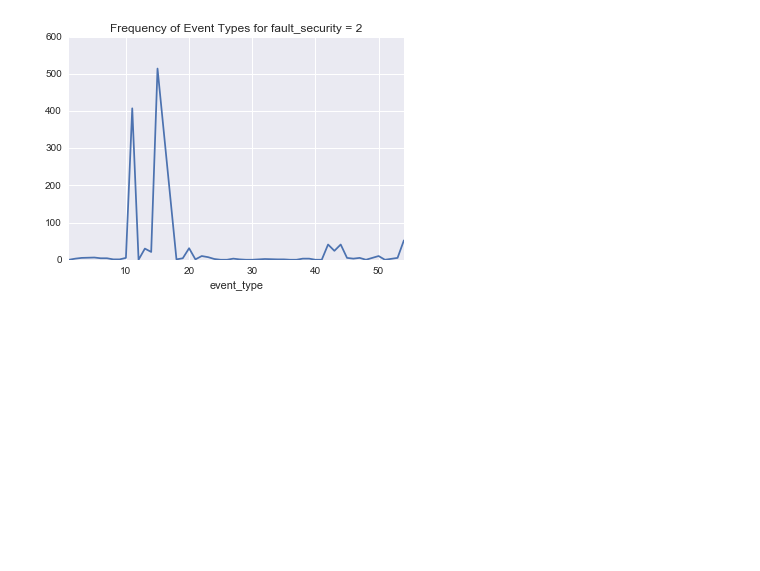
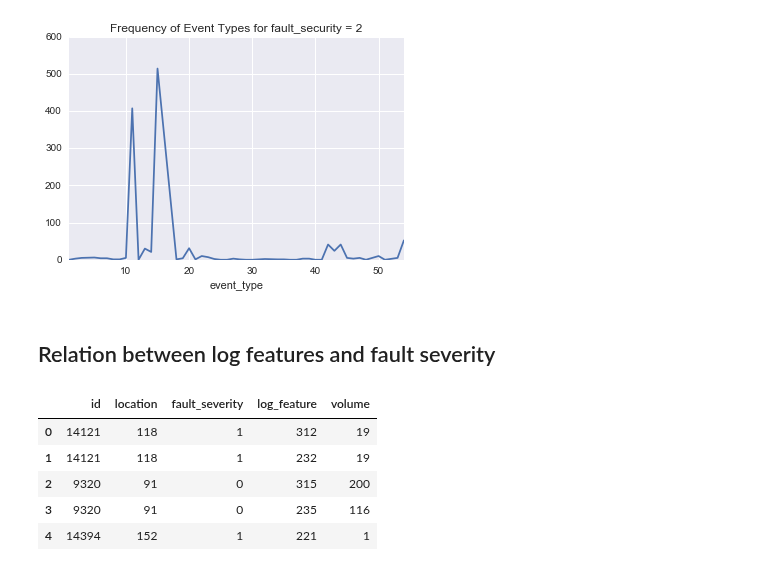
Before and after one commit to numb3r33/Applied-Data-Analysis, a Jupyter notebook: Telestra Network Disruptions/notebooks/Telestra-Understanding-Data.ipynb, the cells around one changed output. Cells and saved outputs as stored; diff of their text form; code cells hidden in the pictures; blank space fills up the shorter version.

```diff
--- a/Telestra Network Disruptions/notebooks/Telestra-Understanding-Data.ipynb
+++ b/Telestra Network Disruptions/notebooks/Telestra-Understanding-Data.ipynb
@@ -325,3 +319,14 @@ c.ix[2].plot()
 plt.title('Frequency of Event Types for fault_security = 2');
 # %% [output]
 [figure]
+# %% [markdown]
+## Relation between log features and fault severity
+# %%
+log_features_merged = pd.merge(train, log_features, on='id', how='left'); log_features_merged.head()
+# %% [output]
+|  | id | location | fault_severity | log_feature | volume |
+| 0 | 14121 | 118 | 1 | 312 | 19 |
+| 1 | 14121 | 118 | 1 | 232 | 19 |
+| 2 | 9320 | 91 | 0 | 315 | 200 |
+| 3 | 9320 | 91 | 0 | 235 | 116 |
+| 4 | 14394 | 152 | 1 | 221 | 1 |
```
Also changed, not shown: parts of 20 cells of this notebook, 1 other file.
